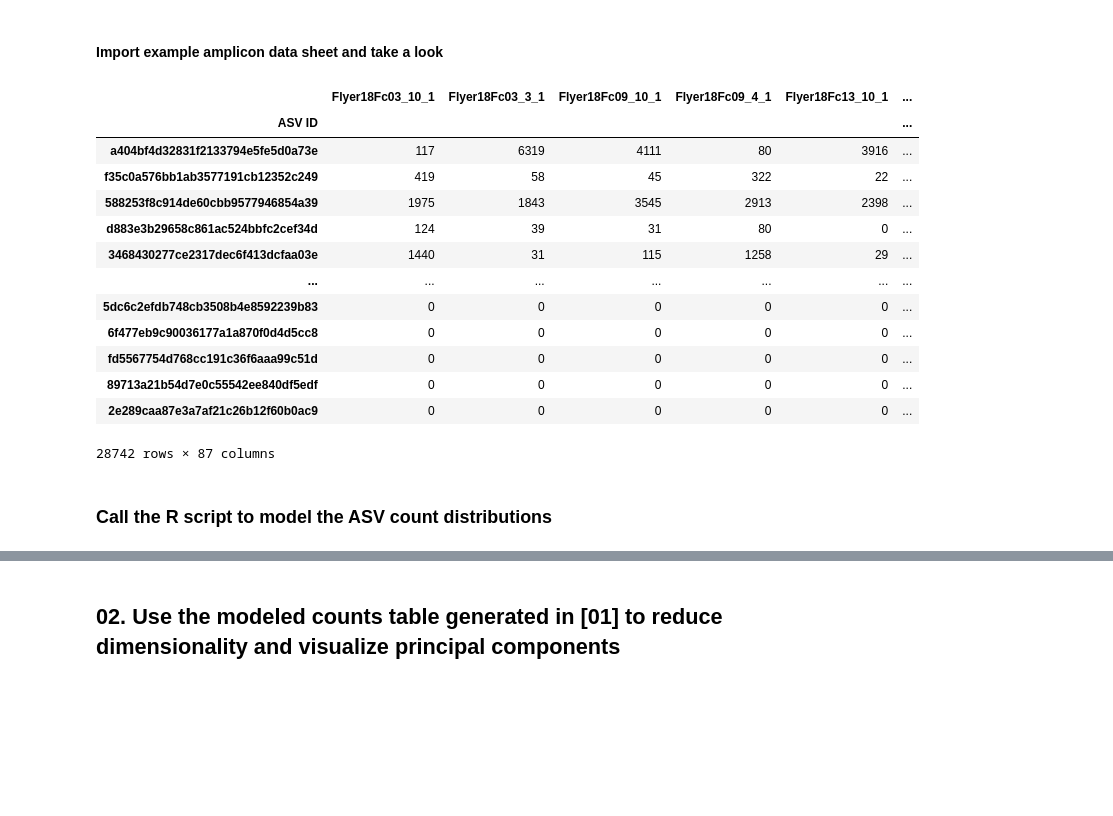
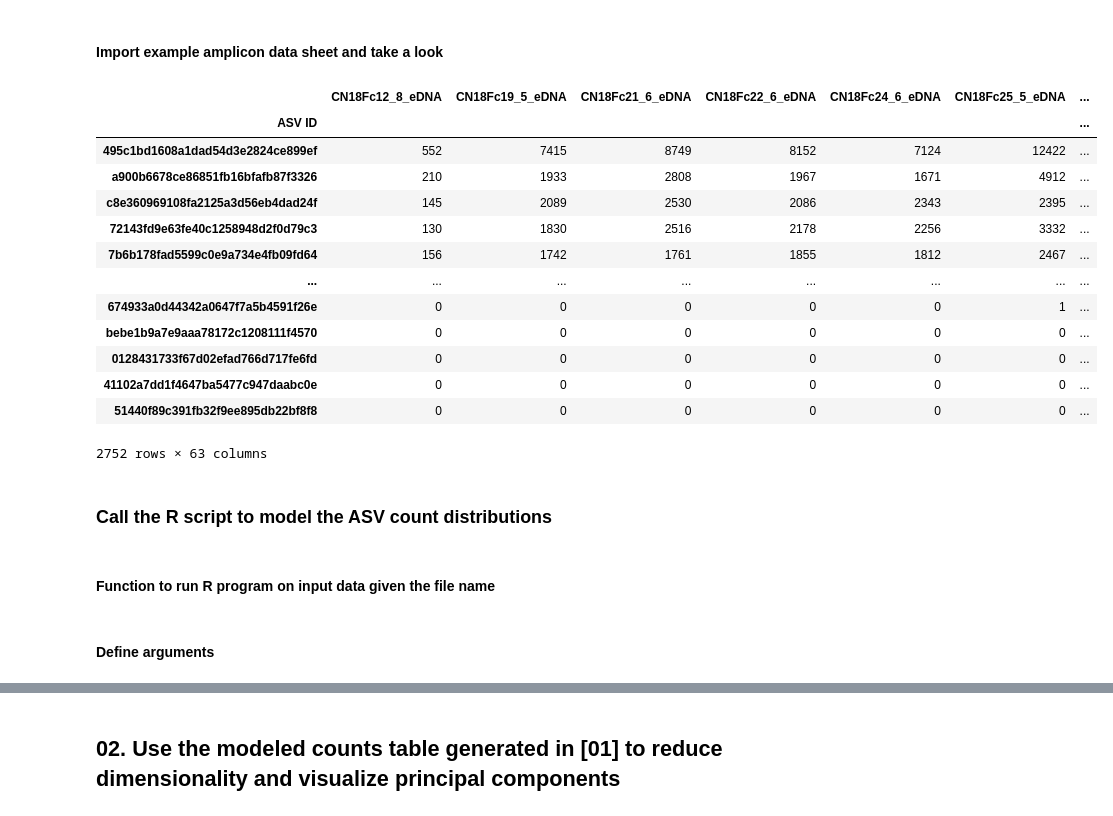
Before and after one commit to nvpatin/MAMBO, a Jupyter notebook: Amplicon_preprocessing_testdata.ipynb, the cells around one changed output, grey strips where cells are left out. Drawn from its saved outputs; the diff is of its cells as text; code cells hidden in the pictures; blank space fills up the shorter version.

```diff
--- a/Amplicon_preprocessing_testdata.ipynb
+++ b/Amplicon_preprocessing_testdata.ipynb
@@ -16,23 +16,25 @@ os.chdir('/Users/nastassia.patin/GitHub/NOAA-NCAR-Hackathon')
 # %% [markdown]
 #### Import example amplicon data sheet and take a look
 # %%
-file = 'Data/Lasker2018_table_counts.tsv'
+file = 'Data/Flyer2018_16S_table_counts.tsv'
 asvs = pd.read_csv(file, index_col=0, sep='\t')
 asvs
 # %% [output]
-|  | Flyer18Fc03_10_1 | Flyer18Fc03_3_1 | Flyer18Fc09_10_1 | Flyer18Fc09_4_1 | Flyer18Fc13_10_1 | ... |
-| ASV ID |  |  |  |  |  | ... |
-| a404bf4d32831f2133794e5fe5d0a73e | 117 | 6319 | 4111 | 80 | 3916 | ... |
-| f35c0a576bb1ab3577191cb12352c249 | 419 | 58 | 45 | 322 | 22 | ... |
-| 588253f8c914de60cbb9577946854a39 | 1975 | 1843 | 3545 | 2913 | 2398 | ... |
-| d883e3b29658c861ac524bbfc2cef34d | 124 | 39 | 31 | 80 | 0 | ... |
-| 3468430277ce2317dec6f413dcfaa03e | 1440 | 31 | 115 | 1258 | 29 | ... |
-| ... | ... | ... | ... | ... | ... | ... |
-| 5dc6c2efdb748cb3508b4e8592239b83 | 0 | 0 | 0 | 0 | 0 | ... |
-| 6f477eb9c90036177a1a870f0d4d5cc8 | 0 | 0 | 0 | 0 | 0 | ... |
-| fd5567754d768cc191c36f6aaa99c51d | 0 | 0 | 0 | 0 | 0 | ... |
-| 89713a21b54d7e0c55542ee840df5edf | 0 | 0 | 0 | 0 | 0 | ... |
-| 2e289caa87e3a7af21c26b12f60b0ac9 | 0 | 0 | 0 | 0 | 0 | ... |
+|  | CN18Fc12_8_eDNA | CN18Fc19_5_eDNA | CN18Fc21_6_eDNA | CN18Fc22_6_eDNA | CN18Fc24_6_eDNA | CN18Fc25_5_eDNA | ... |
+| ASV ID |  |  |  |  |  |  | ... |
+| 495c1bd1608a1dad54d3e2824ce899ef | 552 | 7415 | 8749 | 8152 | 7124 | 12422 | ... |
+| a900b6678ce86851fb16bfafb87f3326 | 210 | 1933 | 2808 | 1967 | 1671 | 4912 | ... |
+| c8e360969108fa2125a3d56eb4dad24f | 145 | 2089 | 2530 | 2086 | 2343 | 2395 | ... |
+| 72143fd9e63fe40c1258948d2f0d79c3 | 130 | 1830 | 2516 | 2178 | 2256 | 3332 | ... |
+| 7b6b178fad5599c0e9a734e4fb09fd64 | 156 | 1742 | 1761 | 1855 | 1812 | 2467 | ... |
+| ... | ... | ... | ... | ... | ... | ... | ... |
+| 674933a0d44342a0647f7a5b4591f26e | 0 | 0 | 0 | 0 | 0 | 1 | ... |
+| bebe1b9a7e9aaa78172c1208111f4570 | 0 | 0 | 0 | 0 | 0 | 0 | ... |
+| 0128431733f67d02efad766d717fe6fd | 0 | 0 | 0 | 0 | 0 | 0 | ... |
+| 41102a7dd1f4647ba5477c947daabc0e | 0 | 0 | 0 | 0 | 0 | 0 | ... |
+| 51440f89c391fb32f9ee895db22bf8f8 | 0 | 0 | 0 | 0 | 0 | 0 | ... |
-28742 rows × 87 columns
+2752 rows × 63 columns
 # %% [markdown]
 ### Call the R script to model the ASV count distributions
+# %% [markdown]
+#### Function to run R program on input data given the file name
@@ -39 +66,3 @@ asvs
+# %% [markdown]
+#### Define arguments
 # %%
```
Also changed, not shown: parts of 12 cells of this notebook, 1 other file.
